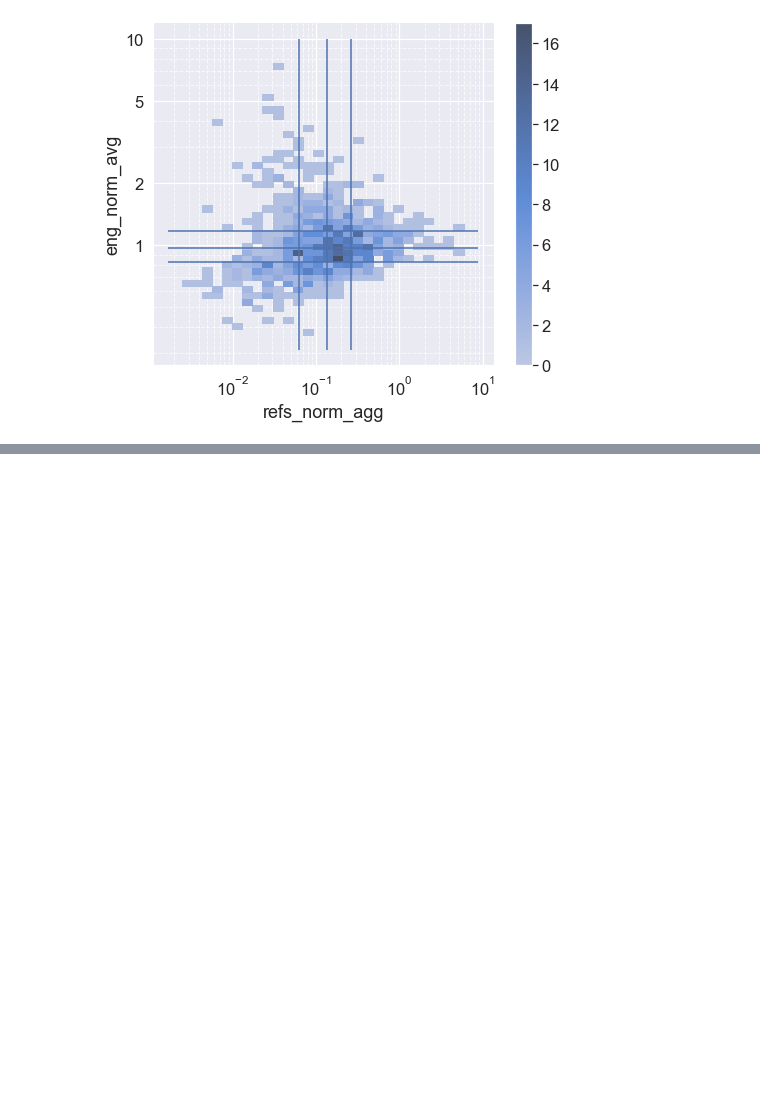
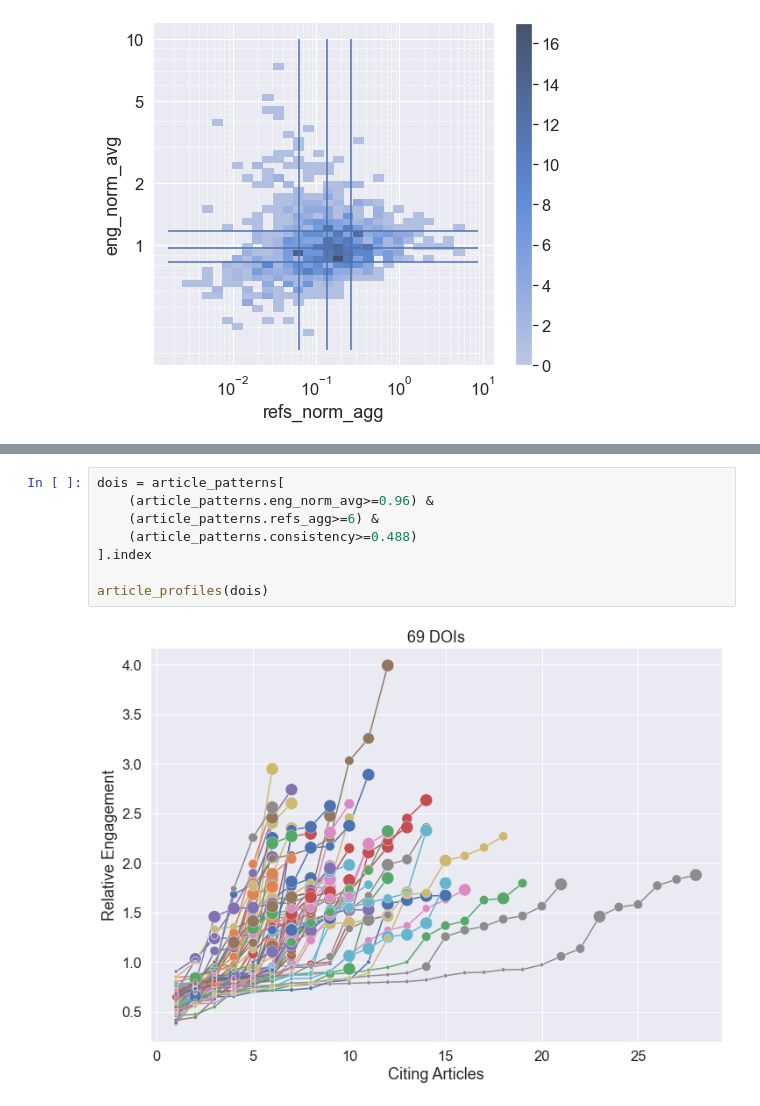
Before and after one commit to Bubblbu/citation-provenance-paper, a Jupyter notebook: notebooks/results.ipynb, the cells around one changed output, grey strips where cells are left out. Cells and saved outputs as stored; diff of their text form; blank space fills up the shorter version.

```diff
--- a/notebooks/results.ipynb
+++ b/notebooks/results.ipynb
@@ -127,3 +137,13 @@ s = article_profiles2(dois, norm_refs=True, norm_eng=True)
+# %%
+dois = article_patterns[
+    (article_patterns.eng_norm_avg>=0.96) &
+    (article_patterns.refs_agg>=6) &
+    (article_patterns.consistency>=0.488)
+].index
+
+article_profiles(dois)
+# %% [output]
+[figure, added]
 # %%
 ## Citations vs median weighted citation count
 y = "eng_norm_avg"
```
Also changed, not shown: parts of 12 cells of this notebook, 1 other file.
